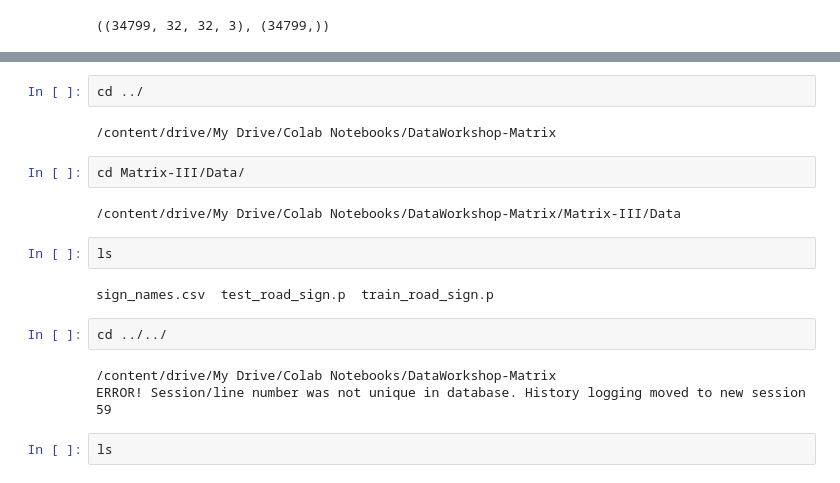
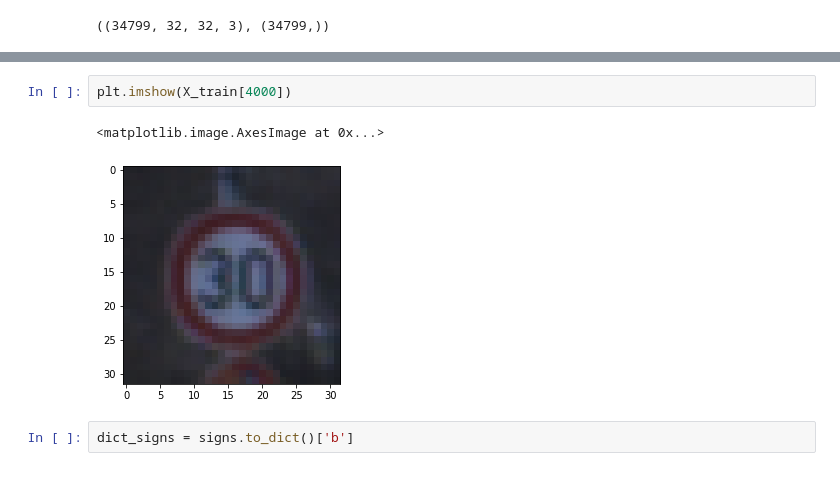
Before and after one commit to Rafal-KOSINSKR/DataWorkshop-Matrix, a Jupyter notebook: Matrix-III/RoadSigns.ipynb, the cells around one changed output, grey strips where cells are left out. Saved outputs shown, nothing was run; the diff lists cells and outputs as text.

Commit message:
data visualization

```diff
--- a/Matrix-III/RoadSigns.ipynb
+++ b/Matrix-III/RoadSigns.ipynb
@@ -109,19 +90,7 @@ Data/  RoadSigns.ipynb
-# %%
-cd ../
-# %% [output]
-/content/drive/My Drive/Colab Notebooks/DataWorkshop-Matrix
-# %%
-cd Matrix-III/Data/
-# %% [output]
-/content/drive/My Drive/Colab Notebooks/DataWorkshop-Matrix/Matrix-III/Data
-# %%
-ls
-# %% [output]
-sign_names.csv  test_road_sign.p  train_road_sign.p
-# %%
-cd ../../
-# %% [output]
-/content/drive/My Drive/Colab Notebooks/DataWorkshop-Matrix
-ERROR! Session/line number was not unique in database. History logging moved to new session 59
-# %%
-ls
+# %%
+plt.imshow(X_train[4000])
+# %% [output]
+<matplotlib.image.AxesImage at 0x...>
+[figure, added]
+# %%
+dict_signs = signs.to_dict()['b']
```
Also changed, not shown: parts of 12 cells of this notebook.
